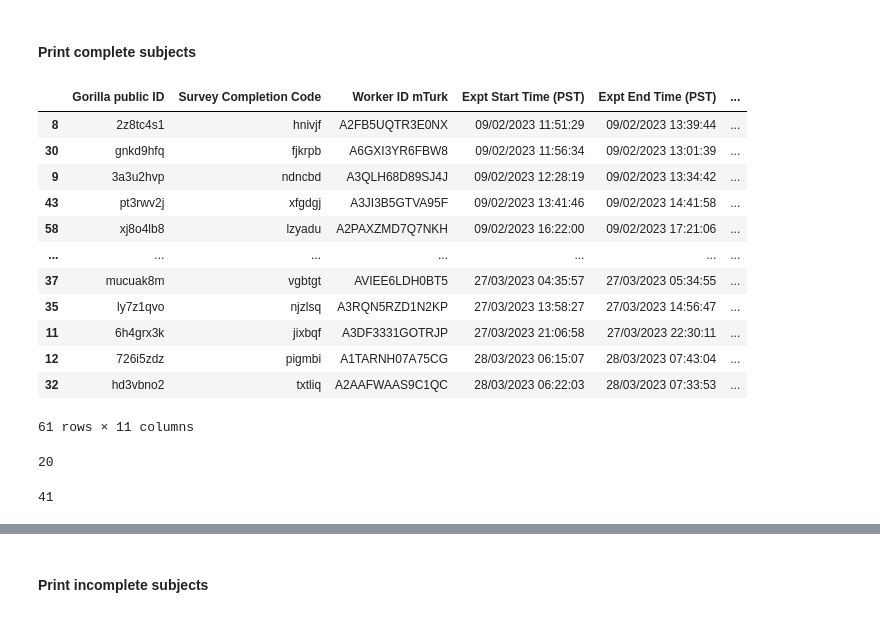
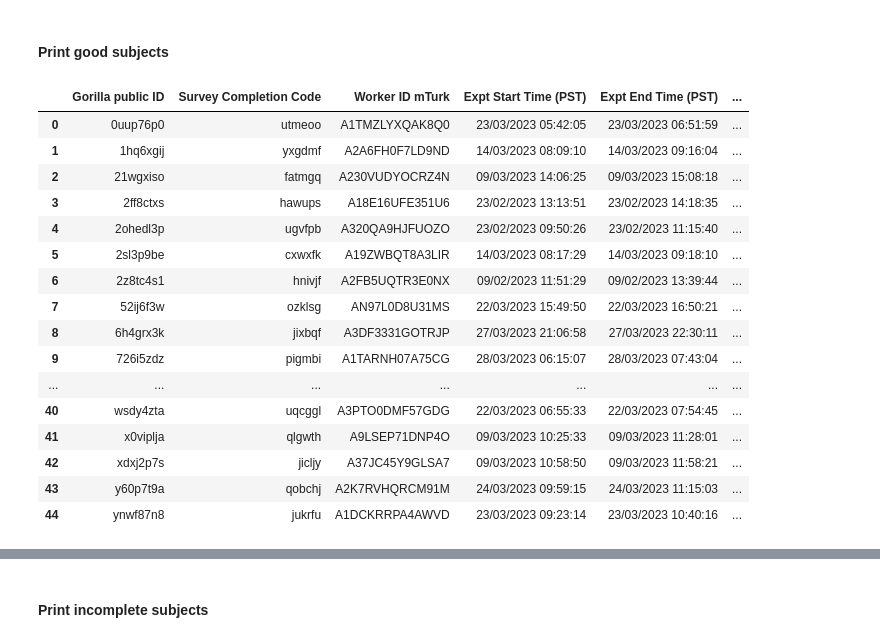
Before and after one commit to mmhenderson/featsynth, a Jupyter notebook: code/behav_preproc/preproc_expt1.ipynb, the cells around one changed output, grey strips where cells are left out. Saved outputs shown, nothing was run; the diff lists cells and outputs as text; code cells hidden in the pictures.

Commit message:
updating all preproc code with better quality control

```diff
--- a/code/behav_preproc/preproc_expt1.ipynb
+++ b/code/behav_preproc/preproc_expt1.ipynb
@@ -40,31 +164,26 @@ saving to /user_data/mmhender/featsynth/online_data/expt1/preproc/preproc_data_a
 # %% [markdown]
-#### Print complete subjects
+#### Print good subjects
 # %%
-from utils import date_utils
-
-good_df = pd.read_csv(os.path.join(preproc_folder,'good_sub_list.csv'), index_col=0)
+good_df = pd.read_csv(os.path.join(preproc_folder,'good_subs_only.csv'), index_col=0)
 
 sort_order = date_utils.argsort_dates(np.array(good_df['Expt Start Time (PST)']))
 good_df.iloc[sort_order]
+good_df
 # %% [output]
 |  | Gorilla public ID | Survey Completion Code | Worker ID mTurk | Expt Start Time (PST) | Expt End Time (PST) | ... |
-| 8 | 2z8tc4s1 | hnivjf | A2FB5UQTR3E0NX | 09/02/2023 11:51:29 | 09/02/2023 13:39:44 | ... |
-| 30 | gnkd9hfq | fjkrpb | A6GXI3YR6FBW8 | 09/02/2023 11:56:34 | 09/02/2023 13:01:39 | ... |
-| 9 | 3a3u2hvp | ndncbd | A3QLH68D89SJ4J | 09/02/2023 12:28:19 | 09/02/2023 13:34:42 | ... |
-| 43 | pt3rwv2j | xfgdgj | A3JI3B5GTVA95F | 09/02/2023 13:41:46 | 09/02/2023 14:41:58 | ... |
-| 58 | xj8o4lb8 | lzyadu | A2PAXZMD7Q7NKH | 09/02/2023 16:22:00 | 09/02/2023 17:21:06 | ... |
+| 0 | 0uup76p0 | utmeoo | A1TMZLYXQAK8Q0 | 23/03/2023 05:42:05 | 23/03/2023 06:51:59 | ... |
+| 1 | 1hq6xgij | yxgdmf | A2A6FH0F7LD9ND | 14/03/2023 08:09:10 | 14/03/2023 09:16:04 | ... |
+| 2 | 21wgxiso | fatmgq | A230VUDYOCRZ4N | 09/03/2023 14:06:25 | 09/03/2023 15:08:18 | ... |
+| 3 | 2ff8ctxs | hawups | A18E16UFE351U6 | 23/02/2023 13:13:51 | 23/02/2023 14:18:35 | ... |
+| 4 | 2ohedl3p | ugvfpb | A320QA9HJFUOZO | 23/02/2023 09:50:26 | 23/02/2023 11:15:40 | ... |
+| 5 | 2sl3p9be | cxwxfk | A19ZWBQT8A3LIR | 14/03/2023 08:17:29 | 14/03/2023 09:18:10 | ... |
+| 6 | 2z8tc4s1 | hnivjf | A2FB5UQTR3E0NX | 09/02/2023 11:51:29 | 09/02/2023 13:39:44 | ... |
+| 7 | 52ij6f3w | ozklsg | AN97L0D8U31MS | 22/03/2023 15:49:50 | 22/03/2023 16:50:21 | ... |
+| 8 | 6h4grx3k | jixbqf | A3DF3331GOTRJP | 27/03/2023 21:06:58 | 27/03/2023 22:30:11 | ... |
+| 9 | 726i5zdz | pigmbi | A1TARNH07A75CG | 28/03/2023 06:15:07 | 28/03/2023 07:43:04 | ... |
 | ... | ... | ... | ... | ... | ... | ... |
-| 37 | mucuak8m | vgbtgt | AVIEE6LDH0BT5 | 27/03/2023 04:35:57 | 27/03/2023 05:34:55 | ... |
-| 35 | ly7z1qvo | njzlsq | A3RQN5RZD1N2KP | 27/03/2023 13:58:27 | 27/03/2023 14:56:47 | ... |
-| 11 | 6h4grx3k | jixbqf | A3DF3331GOTRJP | 27/03/2023 21:06:58 | 27/03/2023 22:30:11 | ... |
-| 12 | 726i5zdz | pigmbi | A1TARNH07A75CG | 28/03/2023 06:15:07 | 28/03/2023 07:43:04 | ... |
-| 32 | hd3vbno2 | txtliq | A2AAFWAAS9C1QC | 28/03/2023 06:22:03 | 28/03/2023 07:33:53 | ... |
+| 40 | wsdy4zta | uqcggl | A3PTO0DMF57GDG | 22/03/2023 06:55:33 | 22/03/2023 07:54:45 | ... |
+| 41 | x0viplja | qlgwth | A9LSEP71DNP4O | 09/03/2023 10:25:33 | 09/03/2023 11:28:01 | ... |
+| 42 | xdxj2p7s | jicljy | A37JC45Y9GLSA7 | 09/03/2023 10:58:50 | 09/03/2023 11:58:21 | ... |
+| 43 | y60p7t9a | qobchj | A2K7RVHQRCM91M | 24/03/2023 09:59:15 | 24/03/2023 11:15:03 | ... |
+| 44 | ynwf87n8 | jukrfu | A1DCKRRPA4AWVD | 23/03/2023 09:23:14 | 23/03/2023 10:40:16 | ... |
-61 rows × 11 columns
-# %%
-np.sum(np.array(good_df['Stim height pix'])==150)
-# %% [output]
-20
-# %%
-np.sum(np.array(good_df['Stim height pix'])!=150)
-# %% [output]
-41
```
Also changed, not shown: parts of 5 cells of this notebook, 8 other files.
